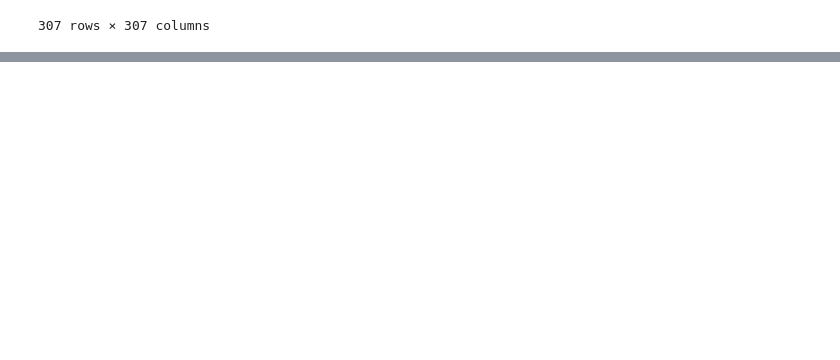
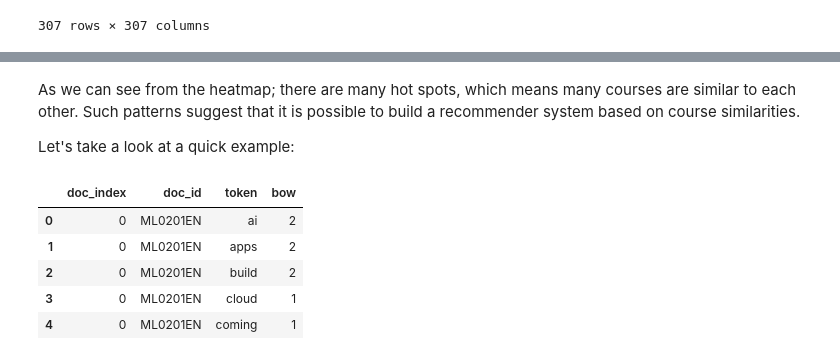
Before and after one commit to MuhammadUmerKhan/Python_Files, a Jupyter notebook: All Files/IBM ML/IBM ML Capstone'/Content_based_Course_Recommender_System_using_Course_Similarities.ipynb, the cells around one changed output, grey strips where cells are left out. Cells and saved outputs as stored; diff of their text form; code cells hidden in the pictures; blank space fills up the shorter version.

```diff
--- a/All Files/IBM ML/IBM ML Capstone'/Content_based_Course_Recommender_System_using_Course_Similarities.ipynb
+++ b/All Files/IBM ML/IBM ML Capstone'/Content_based_Course_Recommender_System_using_Course_Similarities.ipynb
@@ -28,0 +42,4 @@ sim_df
+# %% [markdown]
+As we can see from the heatmap; there are many hot spots, which means many courses are similar to each other. Such patterns suggest that it is possible to build a recommender system based on course similarities.
+
+Let's take a look at a quick example:
@@ -28,0 +51,9 @@ sim_df
+# %%
+bow_df.head()
+# %% [output]
+|  | doc_index | doc_id | token | bow |
+| 0 | 0 | ML0201EN | ai | 2 |
+| 1 | 0 | ML0201EN | apps | 2 |
+| 2 | 0 | ML0201EN | build | 2 |
+| 3 | 0 | ML0201EN | cloud | 1 |
+| 4 | 0 | ML0201EN | coming | 1 |
```
Also changed, not shown: parts of 28 cells of this notebook, 8 other files.
